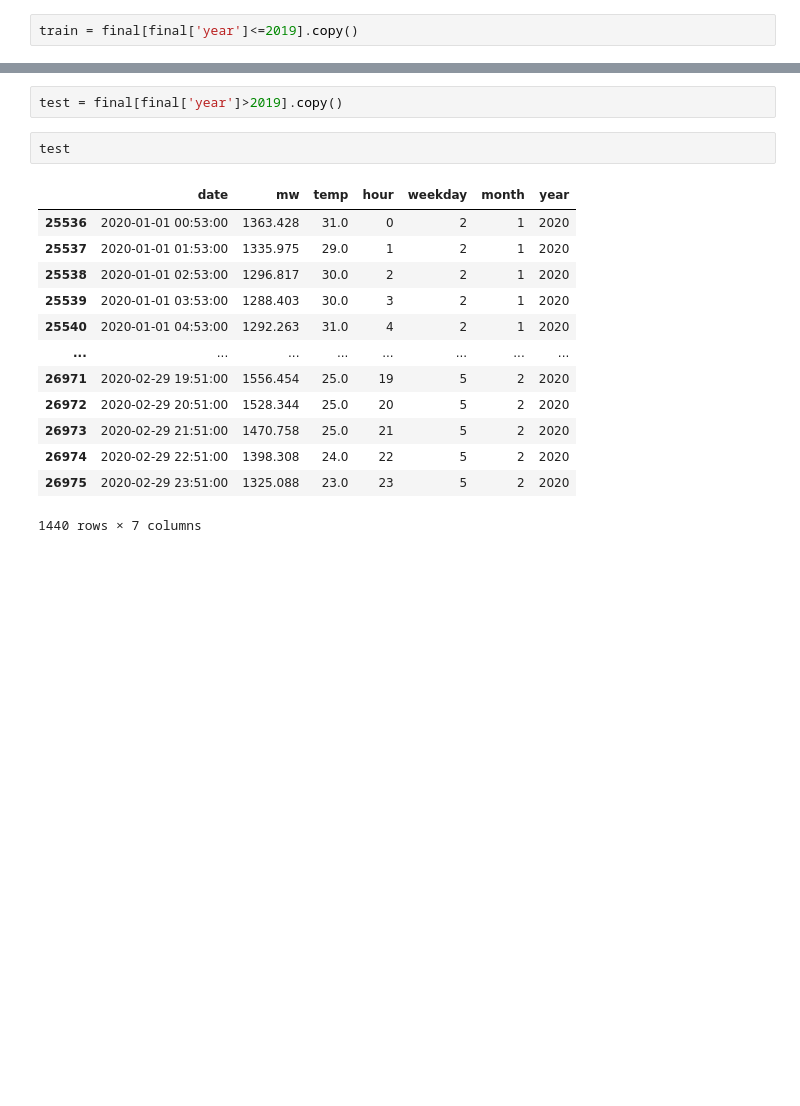
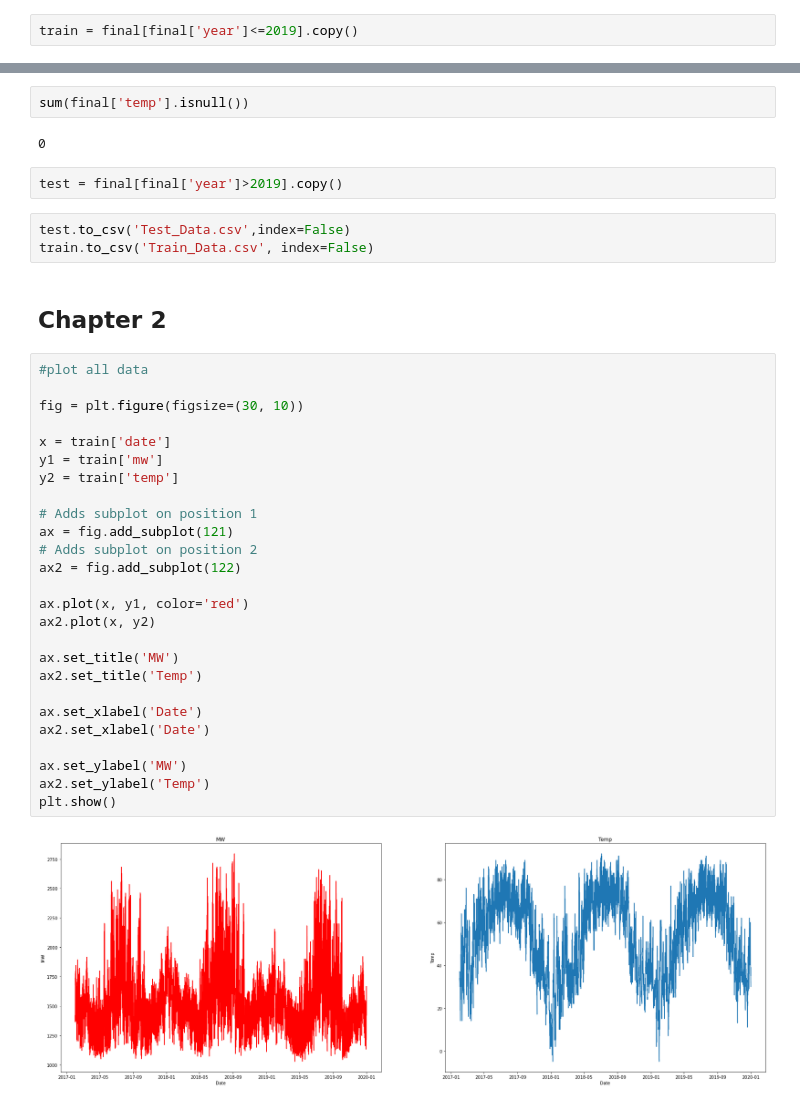
Before and after one commit to toriwalker119/timeseries_analysis, a Jupyter notebook: TimeSeries.ipynb, the cells around one changed output, grey strips where cells are left out. Saved outputs shown, nothing was run; the diff lists cells and outputs as text; blank space fills up the shorter version.

```diff
--- a/TimeSeries.ipynb
+++ b/TimeSeries.ipynb
@@ -86,18 +72,39 @@ train
+# %%
+sum(final['temp'].isnull())
+# %% [output]
+0
 # %%
 test = final[final['year']>2019].copy()
-# %%
-test
-# %% [output]
-|  | date | mw | temp | hour | weekday | month | year |
-| 25536 | 2020-01-01 00:53:00 | 1363.428 | 31.0 | 0 | 2 | 1 | 2020 |
-| 25537 | 2020-01-01 01:53:00 | 1335.975 | 29.0 | 1 | 2 | 1 | 2020 |
-| 25538 | 2020-01-01 02:53:00 | 1296.817 | 30.0 | 2 | 2 | 1 | 2020 |
-| 25539 | 2020-01-01 03:53:00 | 1288.403 | 30.0 | 3 | 2 | 1 | 2020 |
-| 25540 | 2020-01-01 04:53:00 | 1292.263 | 31.0 | 4 | 2 | 1 | 2020 |
-| ... | ... | ... | ... | ... | ... | ... | ... |
-| 26971 | 2020-02-29 19:51:00 | 1556.454 | 25.0 | 19 | 5 | 2 | 2020 |
-| 26972 | 2020-02-29 20:51:00 | 1528.344 | 25.0 | 20 | 5 | 2 | 2020 |
-| 26973 | 2020-02-29 21:51:00 | 1470.758 | 25.0 | 21 | 5 | 2 | 2020 |
-| 26974 | 2020-02-29 22:51:00 | 1398.308 | 24.0 | 22 | 5 | 2 | 2020 |
-| 26975 | 2020-02-29 23:51:00 | 1325.088 | 23.0 | 23 | 5 | 2 | 2020 |
-1440 rows × 7 columns
+# %%
+test.to_csv('Test_Data.csv',index=False)
+train.to_csv('Train_Data.csv', index=False)
+# %% [markdown]
+## Chapter 2
+# %%
+#plot all data
+
+fig = plt.figure(figsize=(30, 10))
+
+x = train['date']
+y1 = train['mw']
+y2 = train['temp']
+
+# Adds subplot on position 1
+ax = fig.add_subplot(121)
+# Adds subplot on position 2
+ax2 = fig.add_subplot(122)
+
+ax.plot(x, y1, color='red')
+ax2.plot(x, y2)
+
+ax.set_title('MW')
+ax2.set_title('Temp')
+
+ax.set_xlabel('Date')
+ax2.set_xlabel('Date')
+
+ax.set_ylabel('MW')
+ax2.set_ylabel('Temp')
+plt.show()
+# %% [output]
+[figure, added]
```
Also changed, not shown: parts of 10 cells of this notebook.
